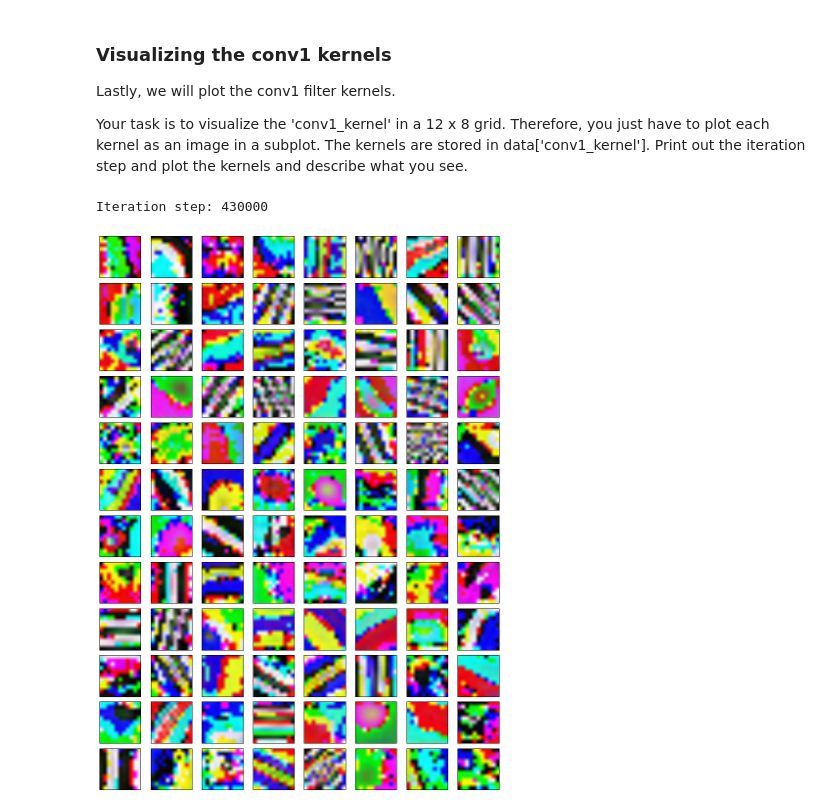
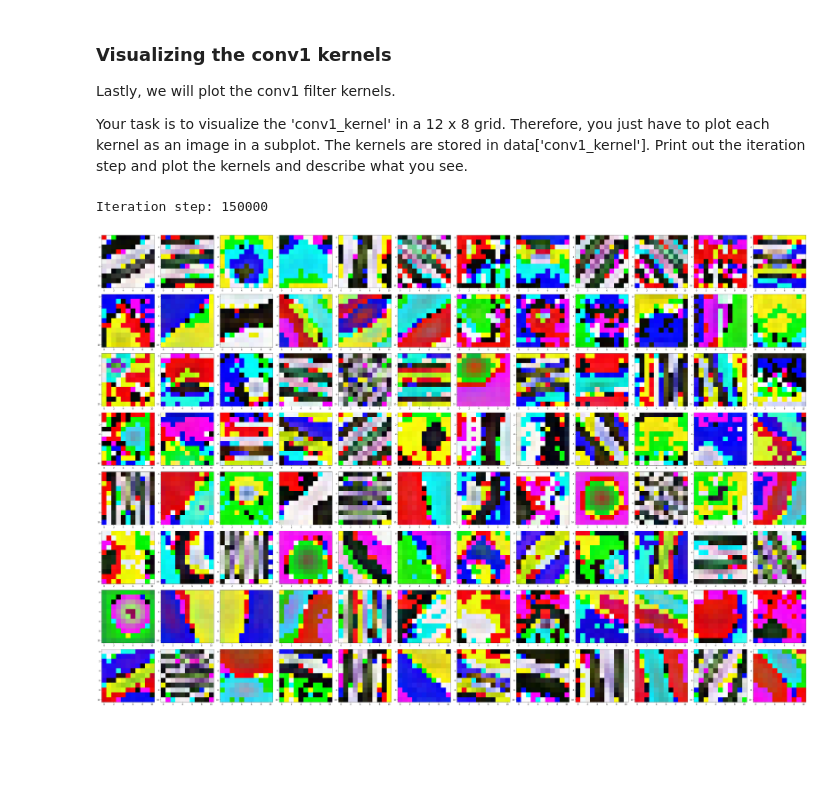
Before and after one commit to neuroailab/cs375, a Jupyter notebook: assignment1/cs375-assignment-1.ipynb, the cells around one changed output. Cells and saved outputs as stored; diff of their text form; code cells hidden in the pictures; blank space fills up the shorter version.

```diff
--- a/assignment1/cs375-assignment-1.ipynb
+++ b/assignment1/cs375-assignment-1.ipynb
@@ -22,8 +22,9 @@ Let's connect to the database and pull the data training and test data that is s
 In order to find the right experiment id, it is useful to display which experiments are stored in the database first.
 # %%
 # connect to database
-dbname = 'imagenet'
+dbname = 'assignment1'
 collname = 'alexnet'
+exp_id = '2nd_experiment'
 port = 24444
 
 conn = pm.MongoClient(port = port)
@@ -93,13 +104,12 @@ In the following, your task will be to plot your evaluations at different iterat
 def get_neural_validation_data(exp_id):
     q_val = {'exp_id' : exp_id, 'validation_results' : {'$exists' : True}, 'validates': {'$exists' : True}}
     val_steps = coll.find(q_val, projection = ['validation_results', 'validates', 'exp_id'])
-
     results = [val_steps[i] for i in range(val_steps.count())]
     for res in results:
         res['step'] = coll.find({'_id': res['validates']})[0]['step']
     return results
 
-validation_data = get_neural_validation_data(exp_id=YOUR_EXP_ID_HERE)
+validation_data = get_neural_validation_data(exp_id=exp_id)
 print('data keys:')
 print(validation_data[0].keys())
 # %% [output]
@@ -117,7 +127,8 @@ and
 """
 target_layers = ['pool1', 'conv2', 'conv3', 'conv4', 'conv5', 'pool5', 'fc6', 'fc7']
 idx = -1 ### YOUR idx HERE
-data = validation_data[idx]['validation_results']['valid0']
+data_all = validation_data[idx]['validation_results']['VAll']
+data_6 = validation_data[idx]['validation_results']['V6']
 step = validation_data[idx]['step']
 # %% [markdown]
 ### Analyzing the RDM results
@@ -219,17 +328,27 @@ Your task is to visualize the 'conv1_kernel' in a 12 x 8 grid. Therefore, you ju
 # %%
 def plot_conv1_kernels(data, step):
     """
     Plots the 96 conv1 kernels in a 12 x 8 subplot grid.
 
     You will need to EDIT this function.
     """
     print('Iteration step: %d' % step)
     kernels = np.array(data['conv1_kernel'])
     ### YOUR CODE HERE
-
+    xc = 0
+    yc = 0
+    ncols = 12
+    nrows = 8
+    plot_size = 4
+    f = plt.figure(figsize=(plot_size*ncols, plot_size*nrows))
+    for kernelID in range(kernels.shape[3]):
+        kernel = kernels[:,:,:,kernelID]
+        plt.subplot(nrows, ncols, kernelID+1)
+        plt.imshow(kernel)
+    plt.tight_layout()
     ### END OF YOUR CODE
 
 plot_conv1_kernels(data, step)
 # %% [output]
-Iteration step: 430000
+Iteration step: 150000
-[figure, old version]
+[figure, new version]
```
Also changed, not shown: parts of 13 cells of this notebook, 15 other files.
